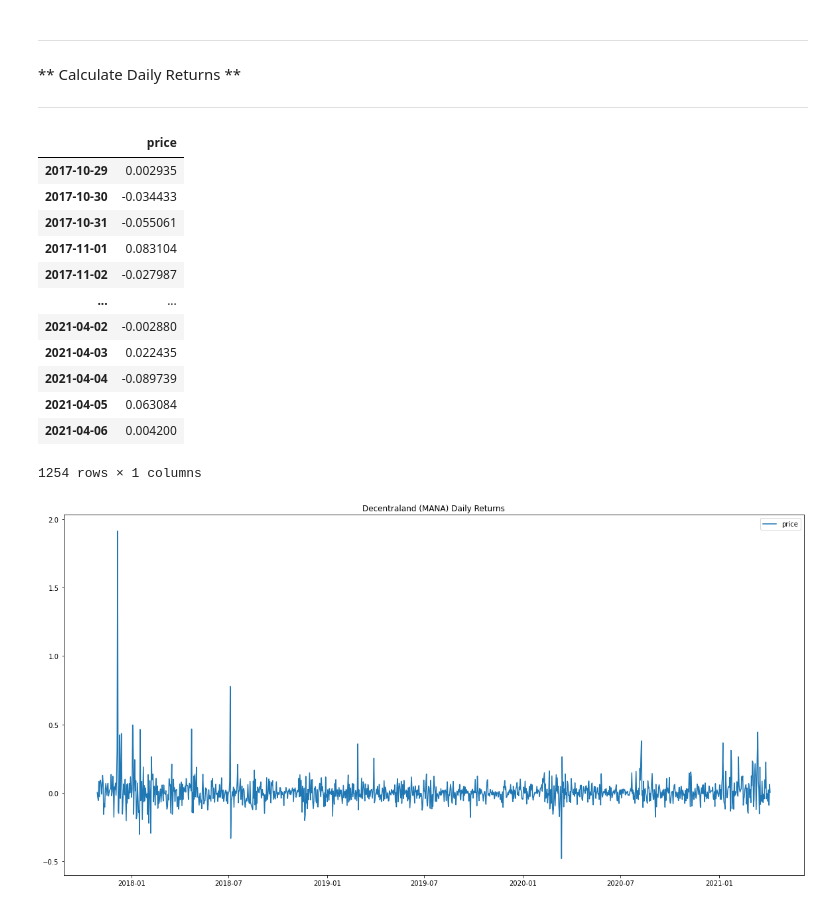
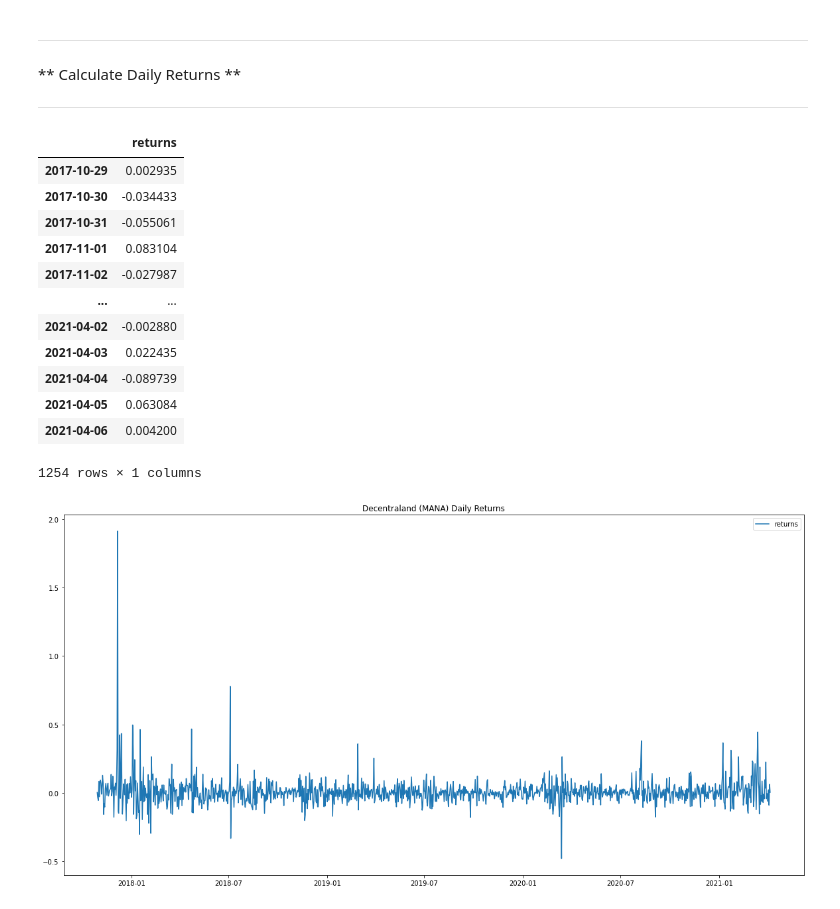
Before and after one commit to Hash3rown/nfty_tree.io, a Jupyter notebook: sandbox/kelso_mana_analysis.ipynb, the cells around one changed output. Cells and saved outputs as stored; diff of their text form; code cells hidden in the pictures.

```diff
--- a/sandbox/kelso_mana_analysis.ipynb
+++ b/sandbox/kelso_mana_analysis.ipynb
@@ -56,9 +56,10 @@ ____________________________________________________________
 ____________________________________________________________
 # %%
 mana_daily_returns = mana_prices.pct_change().dropna()
+mana_daily_returns = mana_daily_returns.rename(columns={'price': 'returns'})
 mana_daily_returns
 # %% [output]
-|  | price |
+|  | returns |
 | 2017-10-29 | 0.002935 |
 | 2017-10-30 | -0.034433 |
 | 2017-10-31 | -0.055061 |
```
Also changed, not shown: parts of 17 cells of this notebook, 2 other files.
